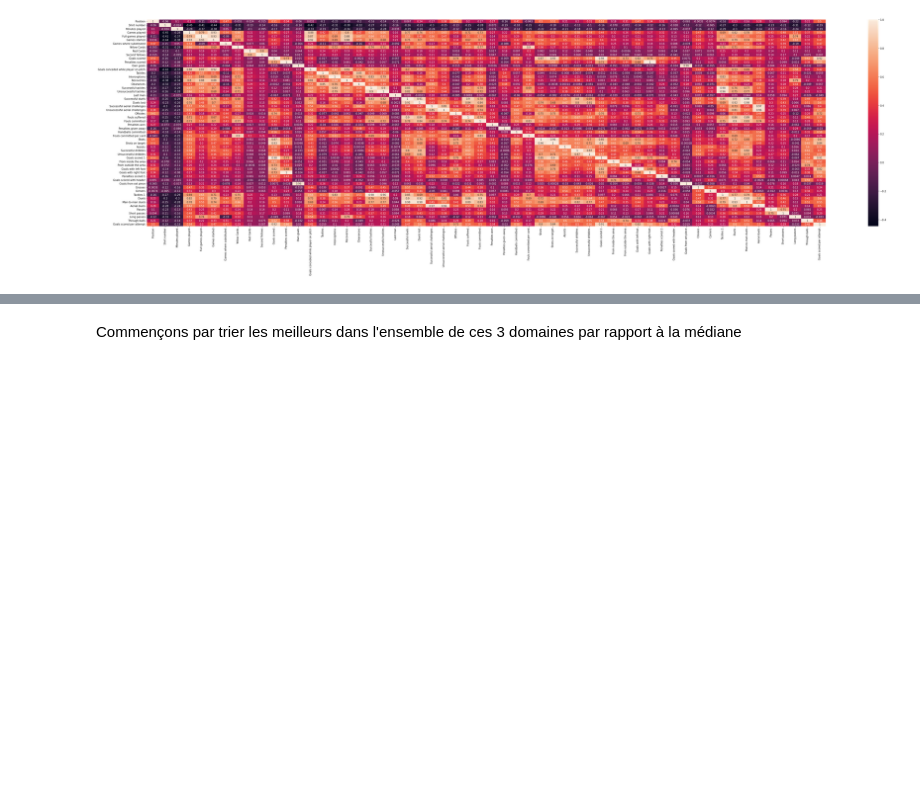
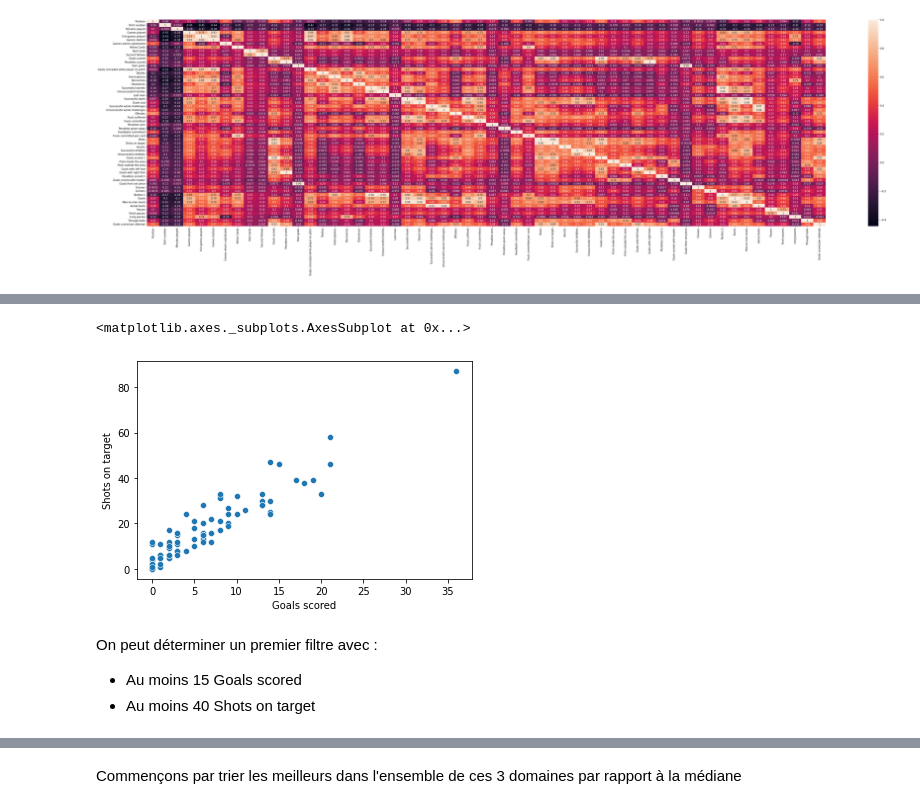
Before and after one commit to agomesdacosta3/H3_Exo_Python, a Jupyter notebook: Projet_Advanced_Stats.ipynb, the cells around one changed output, grey strips where cells are left out. Drawn from its saved outputs; the diff is of its cells as text; code cells hidden in the pictures; blank space fills up the shorter version.

```diff
--- a/Projet_Advanced_Stats.ipynb
+++ b/Projet_Advanced_Stats.ipynb
@@ -172,0 +170,9 @@ Donc les joueurs intéréssants à recruter devraient être ceux qui performent
+# %%
+sb.scatterplot(x = "Goals scored", y = "Shots on target", data=value)
+# %% [output]
+<matplotlib.axes._subplots.AxesSubplot at 0x...>
+[figure, added]
+# %% [markdown]
+On peut déterminer un premier filtre avec :
+- Au moins 15 Goals scored
+- Au moins 40 Shots on target
```
Also changed, not shown: parts of 12 cells of this notebook.
